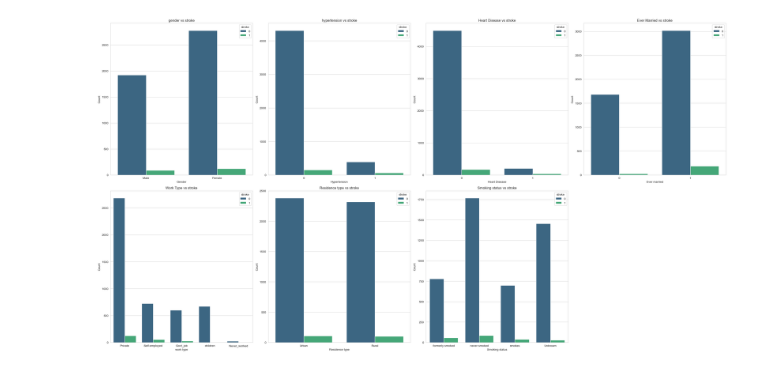
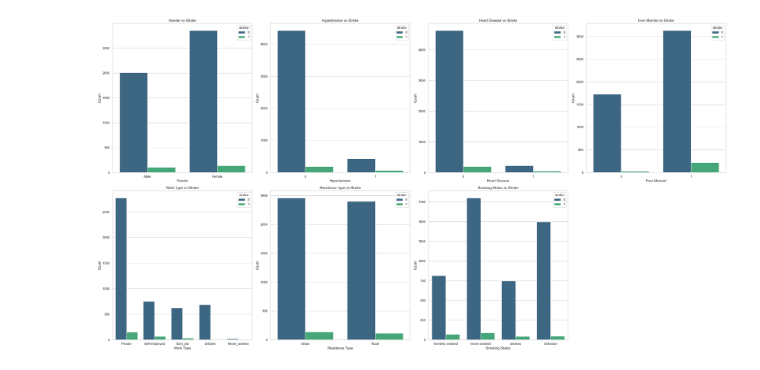
Before and after one commit to ruslialwin/stroke-analysis, a Jupyter notebook: stroke-analysis.ipynb, the cells around one changed output. Saved outputs shown, nothing was run; the diff lists cells and outputs as text; code cells hidden in the pictures.

```diff
--- a/stroke-analysis.ipynb
+++ b/stroke-analysis.ipynb
@@ -274,3 +273,0 @@ df[df['bmi'].isnull()]
-# %%
-#menghapus data yang null
-df.dropna(inplace=True)
@@ -302,16 +285,0 @@ Text(0.5, 1.0, 'Stroke Distribution')
-# %%
-# jumlah data dari setiap variasi data pada kolom
-fig,axes = plt.subplots(4,2,figsize = (16,16))
-sns.set_style('whitegrid')
-fig.suptitle("Count plot for various categorical features")
-
-sns.countplot(ax=axes[0,0],data=df,x='gender')
-sns.countplot(ax=axes[0,1],data=df,x='hypertension')
-sns.countplot(ax=axes[1,0],data=df,x='heart_disease')
-sns.countplot(ax=axes[1,1],data=df,x='ever_married')
-sns.countplot(ax=axes[2,0],data=df,x='work_type')
-sns.countplot(ax=axes[2,1],data=df,x='Residence_type')
-sns.countplot(ax=axes[3,0],data=df,x='smoking_status')
-sns.countplot(ax=axes[3,1],data=df,x='stroke')
-
-plt.show()
@@ -380,65 +409,66 @@ Text(0, 0.5, 'pekerjaan')
 # %%
-# Bivariate
-# Filter data to include only rows where 'stroke' is 1
+# Analisis Bivariat: Membandingkan variabel kategorikal dengan kejadian stroke
+
+# Filter data untuk hanya mengambil baris dengan 'stroke' = 1
 df_stroke = df[df['stroke'] == 1]
 
-# Create subplots for smoking_status, gender, hypertension, heart_disease, work_type, ever_married, and Residence_type
-plt.figure(figsize=(30, 16))  # Adjusting the figure height
+# Membuat kanvas figure dengan ukuran besar (30x16 inci) agar semua subplot muat
+plt.figure(figsize=(30, 16))
 
-# Subplot 1: gender
-plt.subplot(2, 4, 1)
-sns.countplot(x='gender', hue='stroke', data=df, palette='viridis')
-plt.title('gender vs stroke')
-plt.xlabel('Gender')
-plt.ylabel('Count')
+# Subplot 1: gender vs stroke
+plt.subplot(2, 4, 1)  # subplot baris=2 kolom=4 posisi=1
+sns.countplot(x='gender', hue='stroke', data=df, palette='viridis')  # countplot dengan pembeda stroke
+plt.title('Gender vs Stroke')  # judul
+plt.xlabel('Gender')           # label sumbu X
+plt.ylabel('Count')            # label sumbu Y
 
-# Subplot 2: Hypertension
+# Subplot 2: hypertension vs stroke
 plt.subplot(2, 4, 2)
 sns.countplot(x='hypertension', hue='stroke', data=df, palette='viridis')
-plt.title('hypertension vs stroke')
+plt.title('Hypertension vs Stroke')
 plt.xlabel('Hypertension')
 plt.ylabel('Count')
 
-# Subplot 3: Heart disease
+# Subplot 3: heart disease vs stroke
 plt.subplot(2, 4, 3)
 sns.countplot(x='heart_disease', hue='stroke', data=df, palette='viridis')
-plt.title('Heart Disease vs stroke')
+plt.title('Heart Disease vs Stroke')
 plt.xlabel('Heart Disease')
 plt.ylabel('Count')
 
-# Subplot 4: ever married
+# Subplot 4: ever married vs stroke
 plt.subplot(2, 4, 4)
 sns.countplot(x='ever_married', hue='stroke', data=df, palette='viridis')
-plt.title('Ever Married vs stroke')
-plt.xlabel('Ever married')
+plt.title('Ever Married vs Stroke')
+plt.xlabel('Ever Married')
 plt.ylabel('Count')
 
-# Subplot 5: Work Type
+# Subplot 5: work type vs stroke
 plt.subplot(2, 4, 5)
 sns.countplot(x='work_type', hue='stroke', data=df, palette='viridis')
-plt.title('Work Type vs stroke')
-plt.xlabel('work type')
+plt.title('Work Type vs Stroke')
+plt.xlabel('Work Type')
 plt.ylabel('Count')
 
-# Subplot 6: Residence type
+# Subplot 6: residence type vs stroke
 plt.subplot(2, 4, 6)
 sns.countplot(x='Residence_type', hue='stroke', data=df, palette='viridis')
-plt.title('Residence type vs stroke')
-plt.xlabel('Residence type')
+plt.title('Residence Type vs Stroke')
+plt.xlabel('Residence Type')
 plt.ylabel('Count')
 
-# Subplot 7: smoking status
+# Subplot 7: smoking status vs stroke
 plt.subplot(2, 4, 7)
 sns.countplot(x='smoking_status', hue='stroke', data=df, palette='viridis')
-plt.title('Smoking status vs stroke')
-plt.xlabel('Smoking status')
+plt.title('Smoking Status vs Stroke')
+plt.xlabel('Smoking Status')
 plt.ylabel('Count')
 
-# Adjust layout
+# Menata layout agar tidak saling tumpang tindih
 plt.tight_layout()
 
-# Show the combined chart
+# Menampilkan semua plot
 plt.show()
 # %% [output]
-[figure, old version]
+[figure, new version]
 # %%
```
Also changed, not shown: parts of 53 cells of this notebook.
